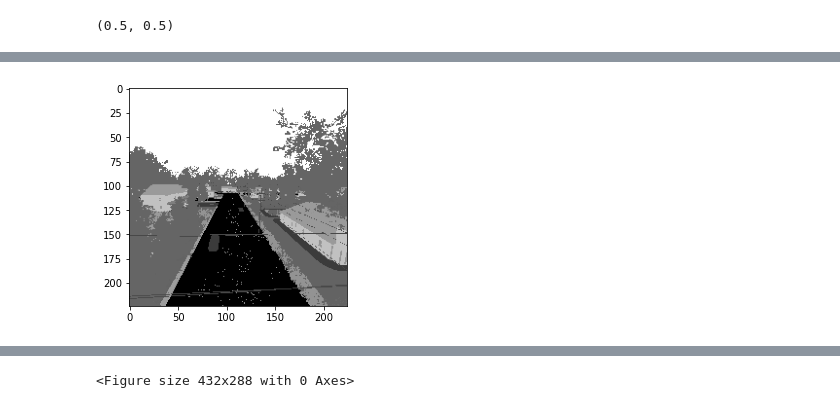
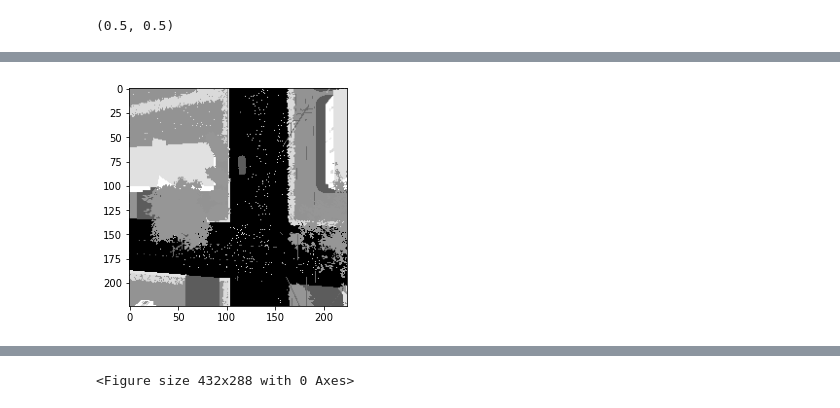
Before and after one commit to SBrewer15/AirSim-UAV-Reinforcement-Learning, a Jupyter notebook: Utilities.ipynb, the cells around one changed output, grey strips where cells are left out. Saved outputs shown, nothing was run; the diff lists cells and outputs as text; code cells hidden in the pictures.

```diff
--- a/Utilities.ipynb
+++ b/Utilities.ipynb
@@ -161,10 +151,10 @@ plt.show()
 # %%
-fn = [o.name for o in os.scandir('data') if o.name.find('Seg_')!=-1][4]
+fn = [o.name for o in os.scandir('data') if o.name.find('Seg_')!=-1][0]
 img=np.load(f'data/{fn}')
 plt.imshow(img, cmap='Greys')
 plt.show()
 # %% [output]
-[figure, old version]
+[figure, new version]
 # %%
 sz=(224,224)
 # %%
```
Also changed, not shown: parts of 33 cells of this notebook, 2 other files.
